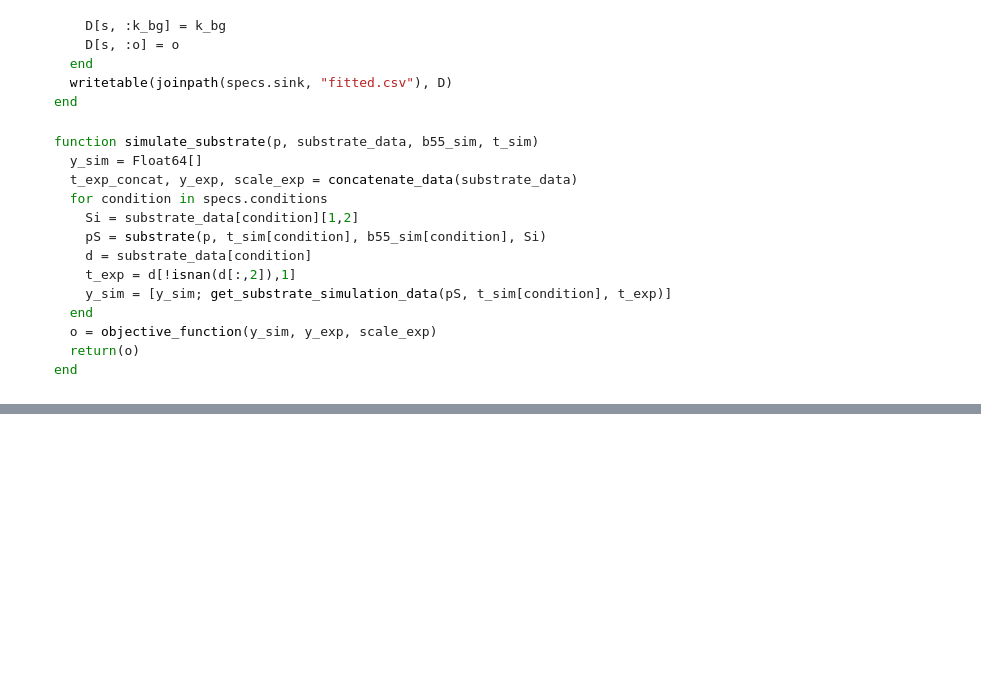
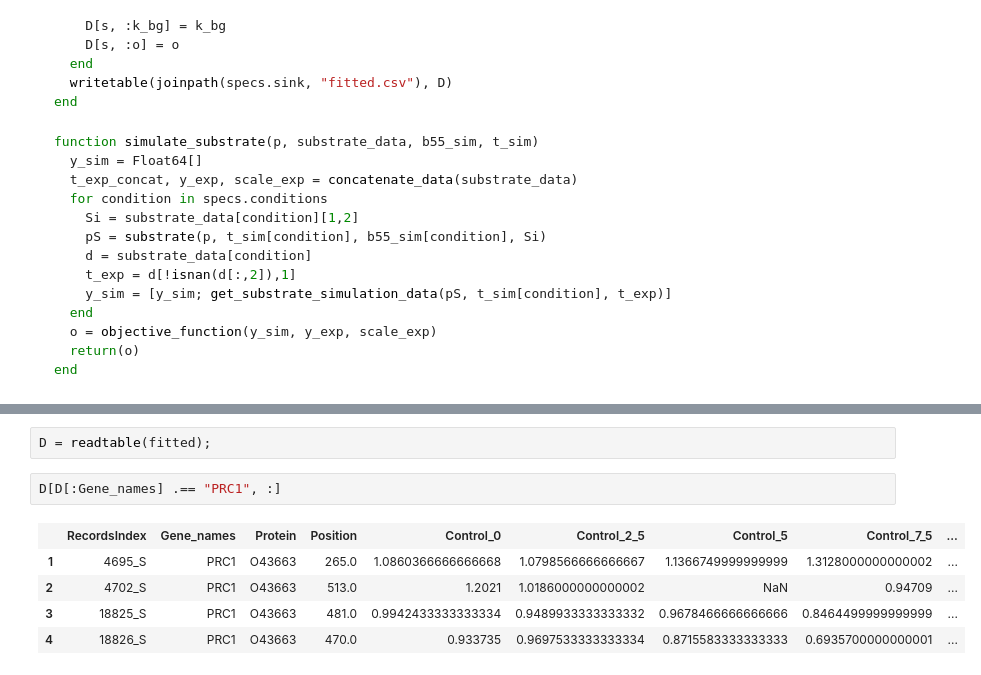
Before and after one commit to el-uhu/thesis-notebooks, a Jupyter notebook: Chapter6/04_Model.ipynb, the cells around one changed output, grey strips where cells are left out. Drawn from its saved outputs; the diff is of its cells as text; blank space fills up the shorter version.

```diff
--- a/Chapter6/04_Model.ipynb
+++ b/Chapter6/04_Model.ipynb
@@ -366,0 +367,10 @@ WARNING: could not attach metadata for @simd loop.
+# %%
+D = readtable(fitted);
+# %%
+D[D[:Gene_names] .== "PRC1", :]
+# %% [output]
+|  | RecordsIndex | Gene_names | Protein | Position | Control_0 | Control_2_5 | Control_5 | Control_7_5 | ... |
+| 1 | 4695_S | PRC1 | O43663 | 265.0 | 1.0860366666666668 | 1.0798566666666667 | 1.1366749999999999 | 1.3128000000000002 | ... |
+| 2 | 4702_S | PRC1 | O43663 | 513.0 | 1.2021 | 1.0186000000000002 | NaN | 0.94709 | ... |
+| 3 | 18825_S | PRC1 | O43663 | 481.0 | 0.9942433333333334 | 0.9489933333333332 | 0.9678466666666666 | 0.8464499999999999 | ... |
+| 4 | 18826_S | PRC1 | O43663 | 470.0 | 0.933735 | 0.9697533333333334 | 0.8715583333333333 | 0.6935700000000001 | ... |
```
Also changed, not shown: parts of 1 cell of this notebook.
